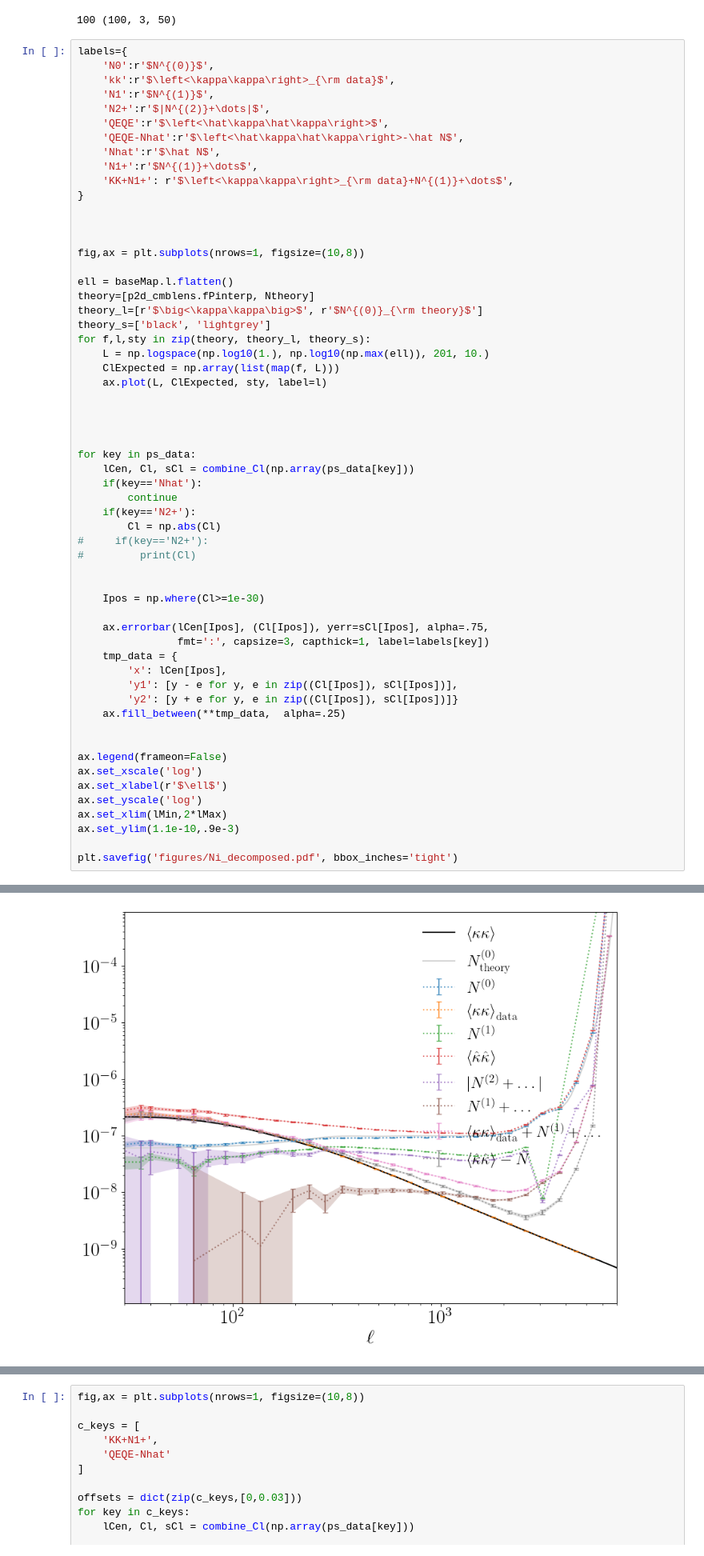
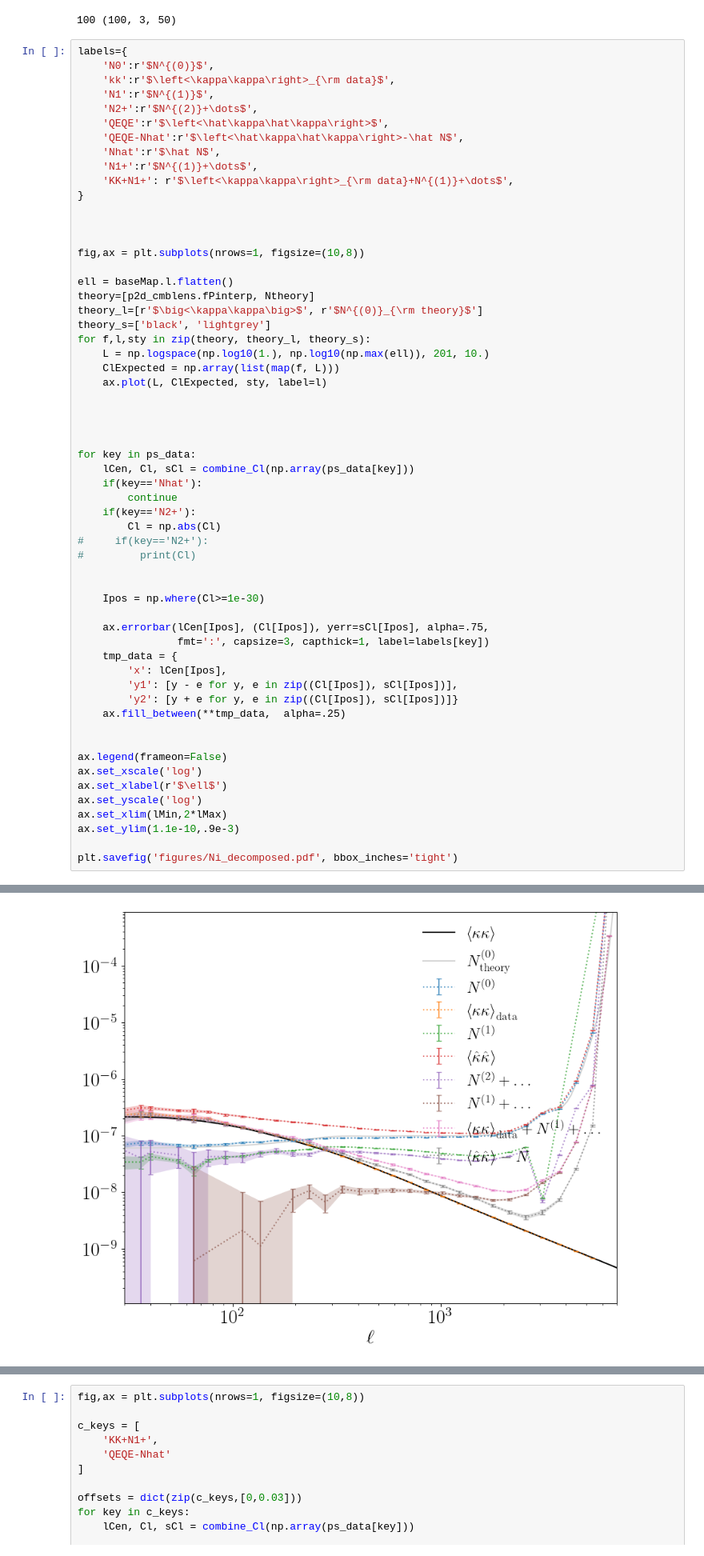
Before and after one commit to DelonShen/LensQuEst, a Jupyter notebook: dev/gen_estimators_unmasked_aux.ipynb, the cells around one changed output, grey strips where cells are left out. Shown at 80% size. Drawn from its saved outputs; the diff is of its cells as text.

```diff
--- a/dev/gen_estimators_unmasked_aux.ipynb
+++ b/dev/gen_estimators_unmasked_aux.ipynb
@@ -258,7 +258,7 @@ labels={
     'N0':r'$N^{(0)}$',
     'kk':r'$\left<\kappa\kappa\right>_{\rm data}$',
     'N1':r'$N^{(1)}$',
-    'N2+':r'$|N^{(2)}+\dots|$',
+    'N2+':r'$N^{(2)}+\dots$',
     'QEQE':r'$\left<\hat\kappa\hat\kappa\right>$',
     'QEQE-Nhat':r'$\left<\hat\kappa\hat\kappa\right>-\hat N$',
     'Nhat':r'$\hat N$',
@@ -294,34 +294,34 @@ for key in ps_data:
 
     Ipos = np.where(Cl>=1e-30)
 
     ax.errorbar(lCen[Ipos], (Cl[Ipos]), yerr=sCl[Ipos], alpha=.75,
                 fmt=':', capsize=3, capthick=1, label=labels[key])
     tmp_data = {
         'x': lCen[Ipos],
         'y1': [y - e for y, e in zip((Cl[Ipos]), sCl[Ipos])],
         'y2': [y + e for y, e in zip((Cl[Ipos]), sCl[Ipos])]}
     ax.fill_between(**tmp_data,  alpha=.25)
 
 
 ax.legend(frameon=False)
 ax.set_xscale('log')
 ax.set_xlabel(r'$\ell$')
 ax.set_yscale('log')
 ax.set_xlim(lMin,2*lMax)
 ax.set_ylim(1.1e-10,.9e-3)
 
 plt.savefig('figures/Ni_decomposed.pdf', bbox_inches='tight')
 # %% [output]
 100 (100, 3, 50)
 100 (100, 3, 50)
 100 (100, 3, 50)
 100 (100, 3, 50)
 100 (100, 3, 50)
 100 (100, 3, 50)
 100 (100, 3, 50)
 100 (100, 3, 50)
 100 (100, 3, 50)
-[figure, old version]
+[figure, new version]
 # %%
 def graph_from_keys(c_keys, offset=0.03):
 
```
Also changed, not shown: parts of 14 cells of this notebook, 39 other files.
